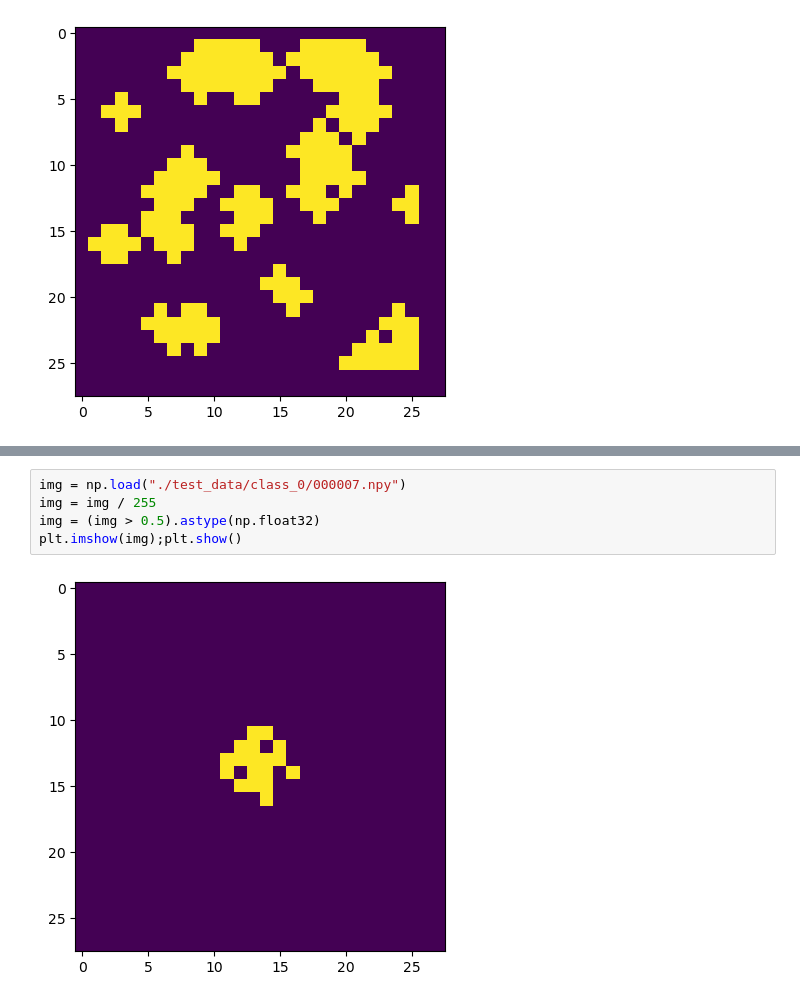
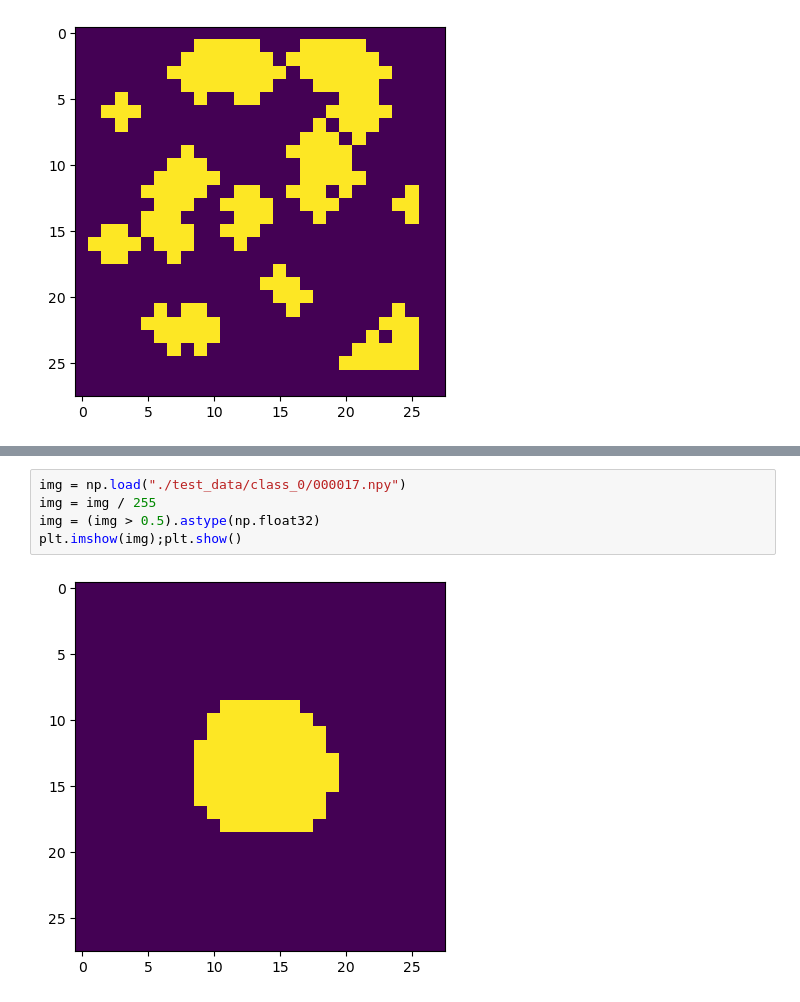
Before and after one commit to tt5/l-synthetic, a Jupyter notebook: image.ipynb, the cells around one changed output, grey strips where cells are left out. Drawn from its saved outputs; the diff is of its cells as text.

```diff
--- a/image.ipynb
+++ b/image.ipynb
@@ -548,8 +541,8 @@ plt.imshow(img);plt.show()
 # %%
-img = np.load("./test_data/class_0/000007.npy")
+img = np.load("./test_data/class_0/000017.npy")
 img = img / 255
 img = (img > 0.5).astype(np.float32)
 plt.imshow(img);plt.show()
 # %% [output]
-[figure, old version]
+[figure, new version]
 # %%
```
Also changed, not shown: parts of 3 cells of this notebook, 1 other file.
